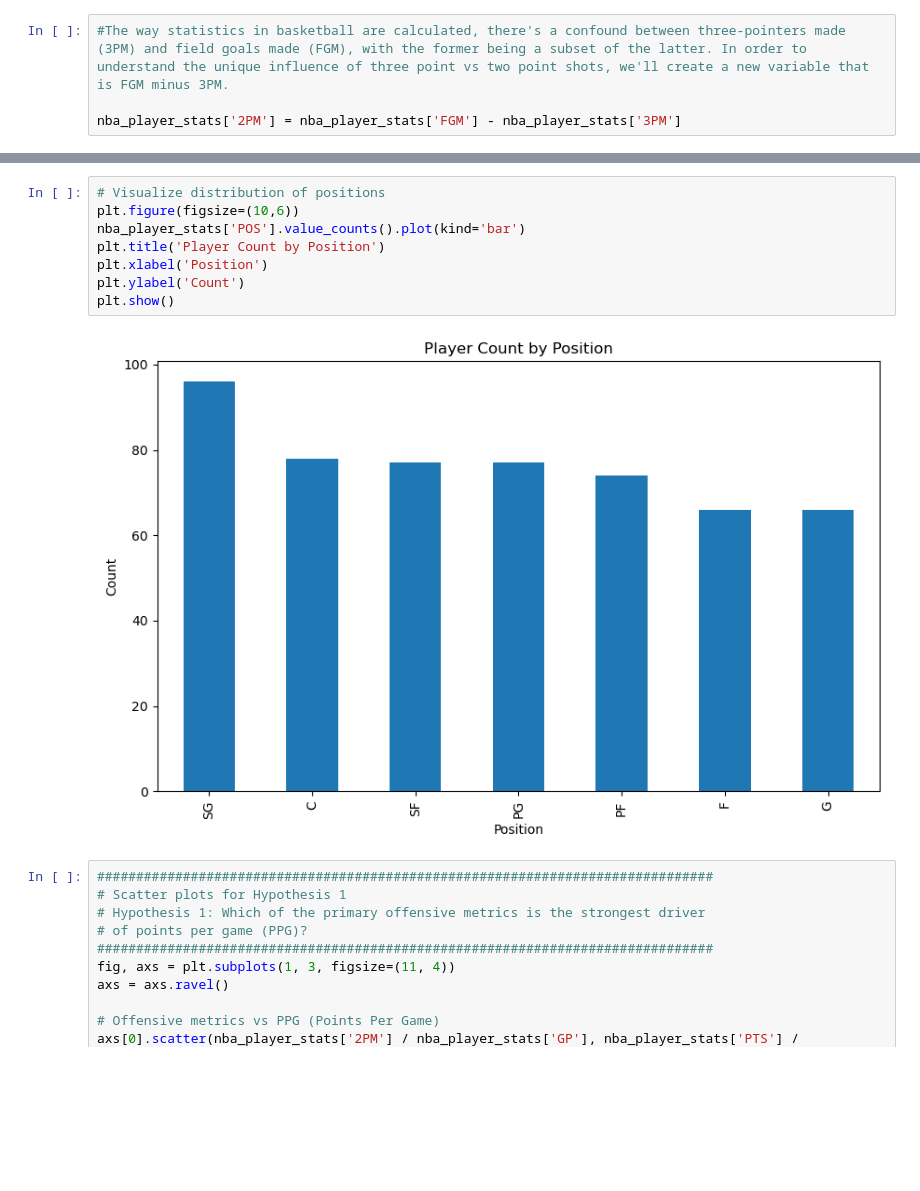
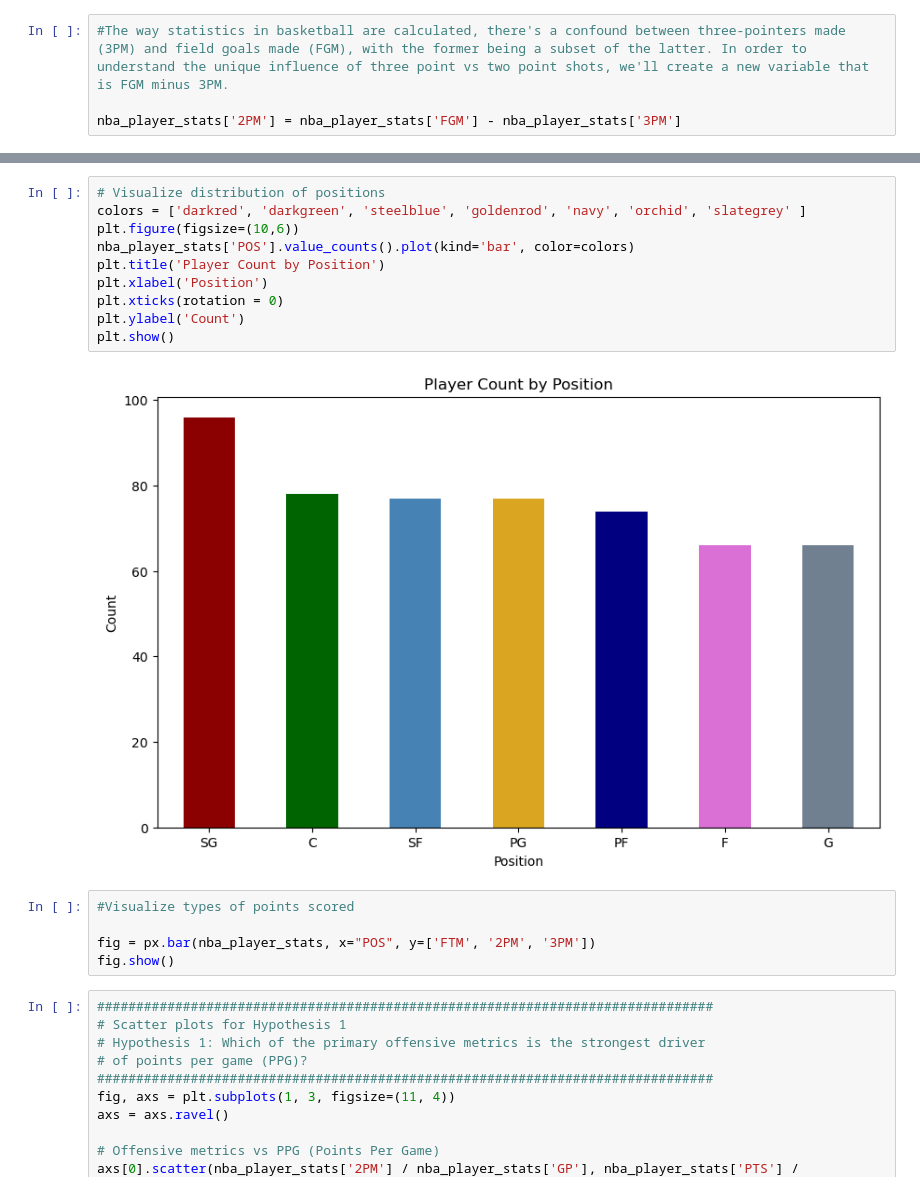
Before and after one commit to JoshuaDarilek/NBA_Stats_Data_Analysis_Project, a Jupyter notebook: nba_stats_analysis.ipynb, the cells around one changed output, grey strips where cells are left out. Cells and saved outputs as stored; diff of their text form; blank space fills up the shorter version.

```diff
--- a/nba_stats_analysis.ipynb
+++ b/nba_stats_analysis.ipynb
@@ -159,14 +160,21 @@ max    3842.000000   65.000000   29.000000  640.000000  662.000000
 [8 rows x 28 columns]
 # %%
 # Visualize distribution of positions
+colors = ['darkred', 'darkgreen', 'steelblue', 'goldenrod', 'navy', 'orchid', 'slategrey' ]
 plt.figure(figsize=(10,6))
-nba_player_stats['POS'].value_counts().plot(kind='bar')
+nba_player_stats['POS'].value_counts().plot(kind='bar', color=colors)
 plt.title('Player Count by Position')
 plt.xlabel('Position')
+plt.xticks(rotation = 0)
 plt.ylabel('Count')
 plt.show()
 # %% [output]
-[figure, old version]
+[figure, new version]
+# %%
+#Visualize types of points scored
+
+fig = px.bar(nba_player_stats, x="POS", y=['FTM', '2PM', '3PM'])
+fig.show()
 # %%
 ###############################################################################
 # Scatter plots for Hypothesis 1
```
Also changed, not shown: parts of 8 cells of this notebook.
